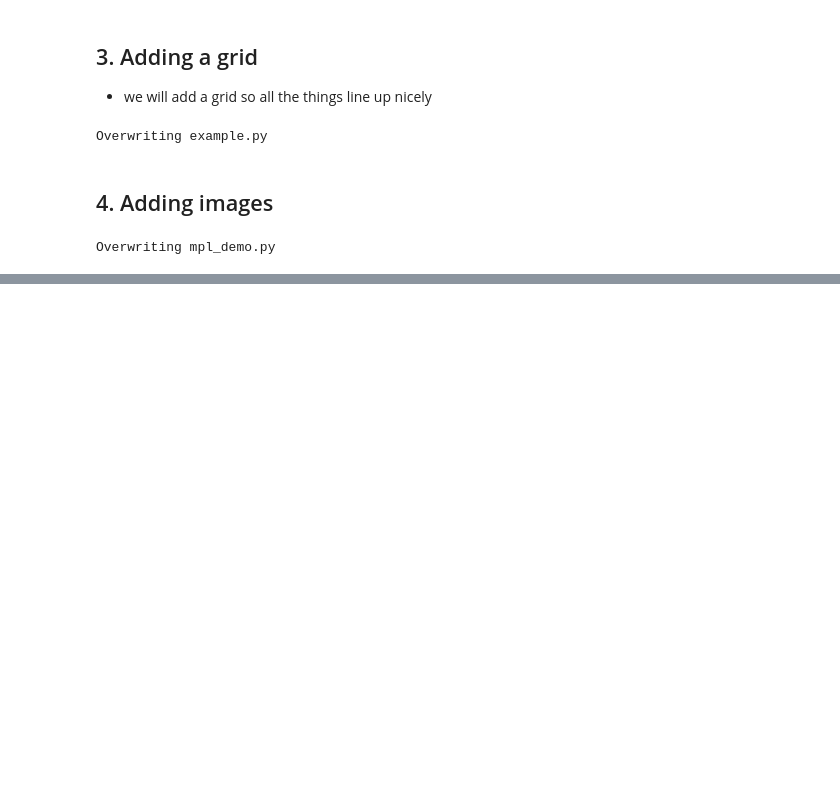
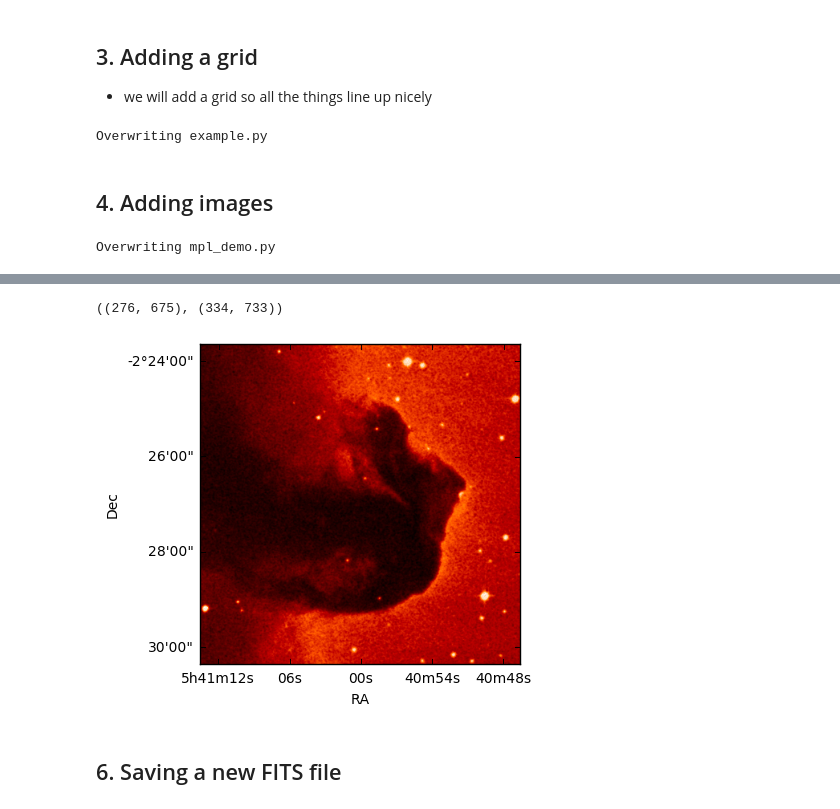
Before and after one commit to astrojarred/JarredsNotes, a Jupyter notebook: Lecture_Notes.ipynb, the cells around one changed output, grey strips where cells are left out. Cells and saved outputs as stored; diff of their text form; code cells hidden in the pictures; blank space fills up the shorter version.

```diff
--- a/Lecture_Notes.ipynb
+++ b/Lecture_Notes.ipynb
@@ -2162,0 +2331,22 @@ Overwriting mpl_demo.py
+# %%
+from astropy.nddata import Cutout2D
+size = 400
+cutout = Cutout2D(data, center, size, wcs=wcs)
+
+print cutout.bbox_original
+# %% [output]
+((276, 675), (334, 733))
+# %%
+fig = plt.figure()
+ax = fig.add_axes([0.1,0.1,0.8,0.8], projection=cutout.wcs)
+ax.set_xlabel('RA')
+ax.set_ylabel('Dec')
+ax.imshow(cutout.data, cmap='gist_heat', origin='lower')
+ra = ax.coords[0]
+ra.set_major_formatter('hh:mm:ss')
+dec = ax.coords[1]
+dec.set_major_formatter('dd:mm:ss');
+# %% [output]
+[figure, added]
+# %% [markdown]
+## 6. Saving a new FITS file
```
Also changed, not shown: parts of 24 cells of this notebook.
